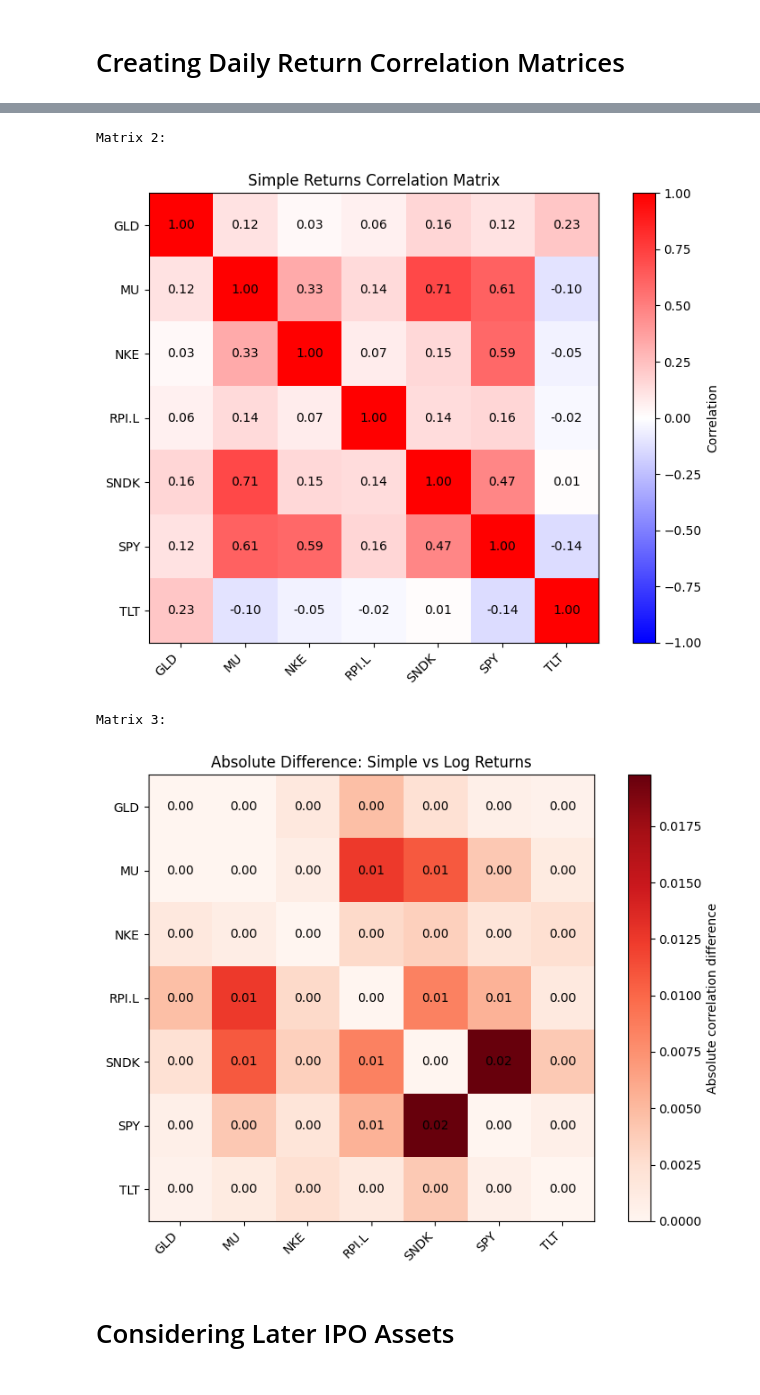
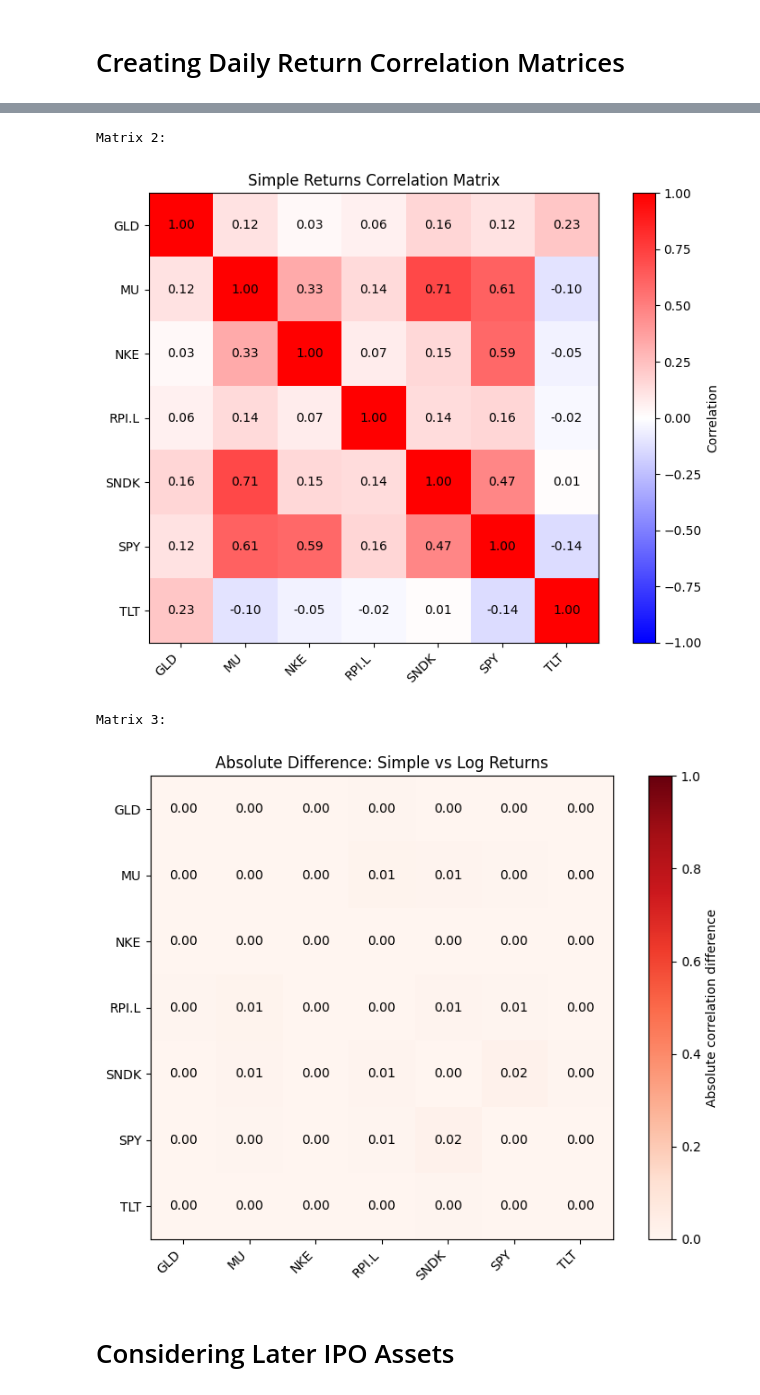
Before and after one commit to maxautomateseverything/market-intelligence-pipeline, a Jupyter notebook: EDA Notebooks/06 - Correlation Analysis.ipynb, the cells around one changed output, grey strips where cells are left out. Saved outputs shown, nothing was run; the diff lists cells and outputs as text; code cells hidden in the pictures.

```diff
--- a/EDA Notebooks/06 - Correlation Analysis.ipynb
+++ b/EDA Notebooks/06 - Correlation Analysis.ipynb
@@ -233,7 +233,7 @@ plt.imshow(
     diff,
     cmap="Reds",
     vmin=0,
-    vmax=diff.to_numpy().max()
+    vmax=1
 )
 
 plt.title("Absolute Difference: Simple vs Log Returns")
@@ -248,34 +248,34 @@ plt.xticks(
 plt.yticks(
     range(len(diff.index)),
     diff.index
 )
 
 for i in range(len(diff.index)):
     for j in range(len(diff.columns)):
         value = diff.iloc[i, j]
 
         plt.text(
             j,
             i,
             f"{value:.2f}",
             ha="center",
             va="center"
         )
 
 plt.colorbar(label="Absolute correlation difference")
 plt.tight_layout()
 
 matrix_count += 1
 print(f"Matrix {matrix_count}:")
 
 plt.show()
 # %% [output]
 Matrix 1:
 [figure]
 Matrix 2:
 [figure]
 Matrix 3:
-[figure, old version]
+[figure, new version]
 # %% [markdown]
 # Considering Later IPO Assets
 # %%
```
Also changed, not shown: parts of 3 cells of this notebook, 1 other file.
